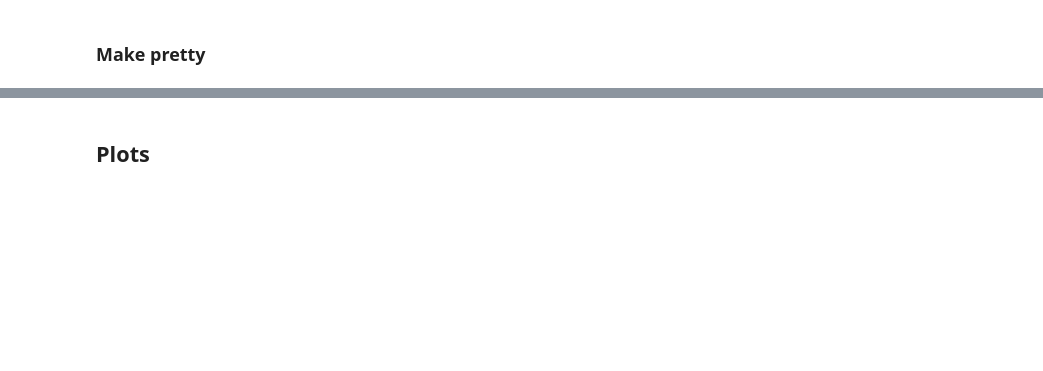
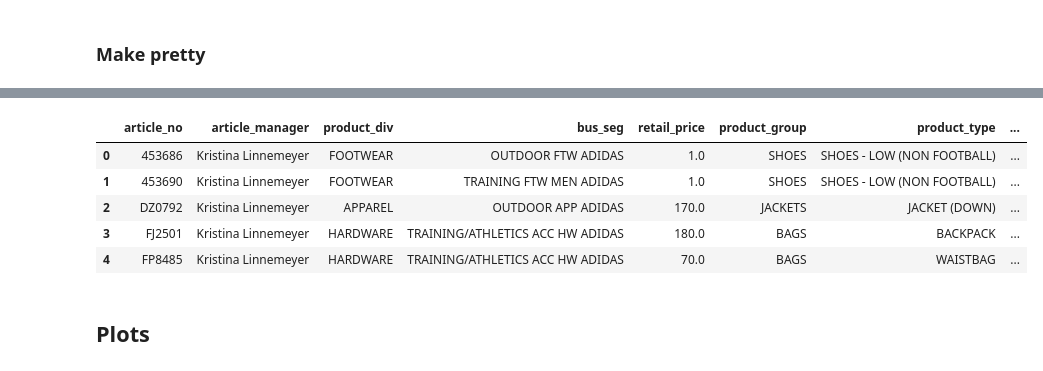
Before and after one commit to cwcomiskey/Misc, a Jupyter notebook: adidas/SS20_range.ipynb, the cells around one changed output, grey strips where cells are left out. Cells and saved outputs as stored; diff of their text form; code cells hidden in the pictures; blank space fills up the shorter version.

```diff
--- a/adidas/SS20_range.ipynb
+++ b/adidas/SS20_range.ipynb
@@ -333,3 +278,12 @@ forecasts17th = pd.merge(forecasts, comments, left_index=True, right_on='article
+# %%
+ils1.head()
+# %% [output]
+|  | article_no | article_manager | product_div | bus_seg | retail_price | product_group | product_type | ... |
+| 0 | 453686 | Kristina Linnemeyer | FOOTWEAR | OUTDOOR FTW ADIDAS | 1.0 | SHOES | SHOES - LOW (NON FOOTBALL) | ... |
+| 1 | 453690 | Kristina Linnemeyer | FOOTWEAR | TRAINING FTW MEN ADIDAS | 1.0 | SHOES | SHOES - LOW (NON FOOTBALL) | ... |
+| 2 | DZ0792 | Kristina Linnemeyer | APPAREL | OUTDOOR APP ADIDAS | 170.0 | JACKETS | JACKET (DOWN) | ... |
+| 3 | FJ2501 | Kristina Linnemeyer | HARDWARE | TRAINING/ATHLETICS ACC HW ADIDAS | 180.0 | BAGS | BACKPACK | ... |
+| 4 | FP8485 | Kristina Linnemeyer | HARDWARE | TRAINING/ATHLETICS ACC HW ADIDAS | 70.0 | BAGS | WAISTBAG | ... |
 # %% [markdown]
 ## Plots
 # %%
```
Also changed, not shown: parts of 28 cells of this notebook, 1 other file.
